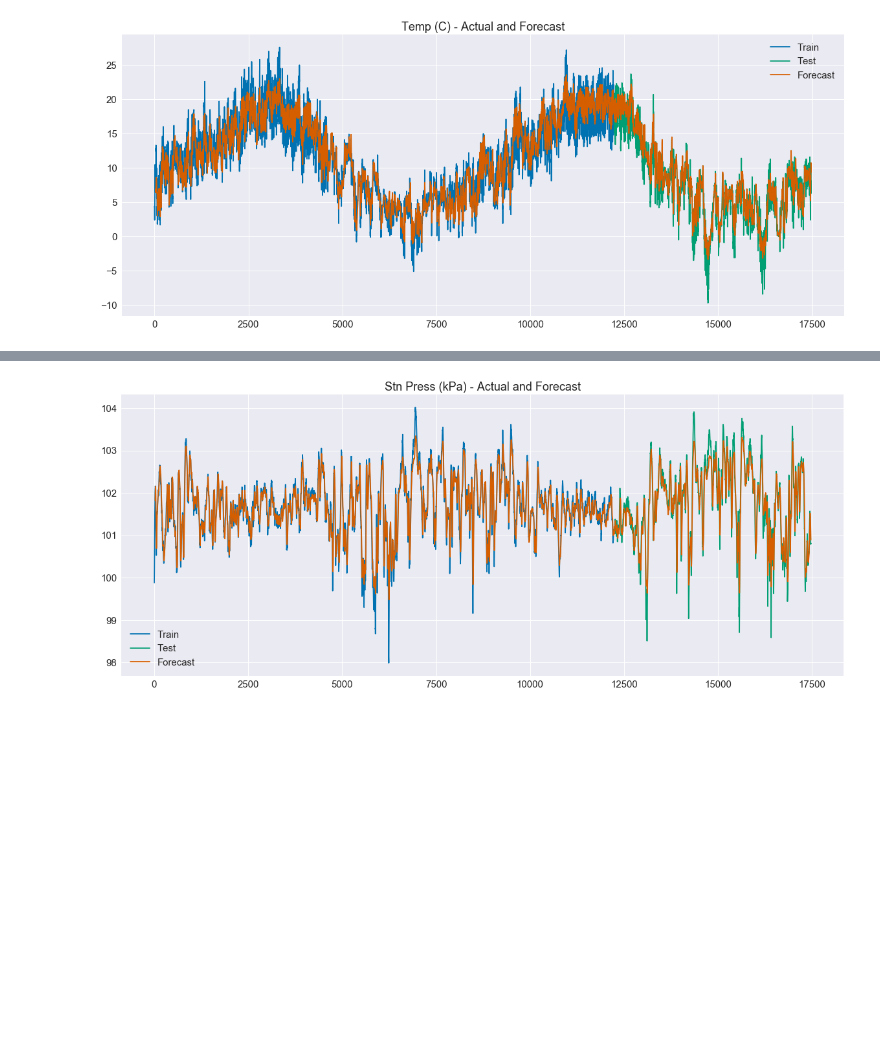
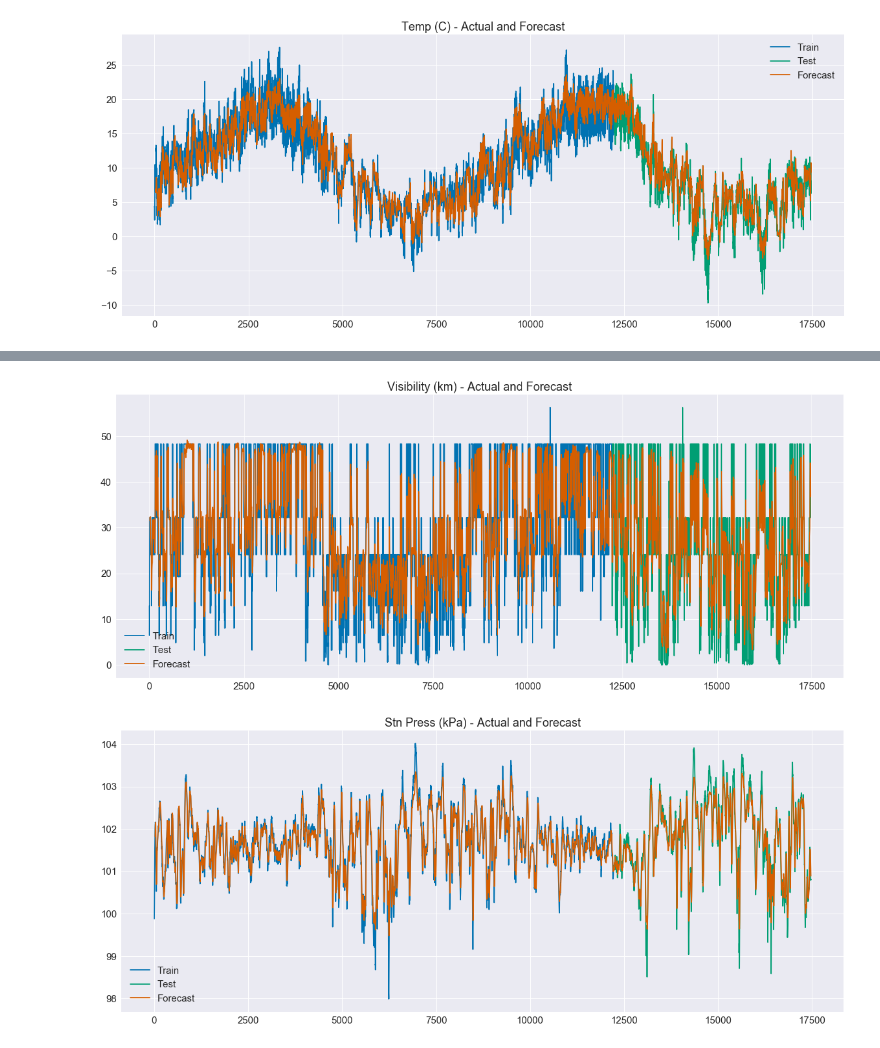
Before and after one commit to srom/ds, a Jupyter notebook: AMPds forecast.ipynb, the cells around one changed output, grey strips where cells are left out. Cells and saved outputs as stored; diff of their text form; code cells hidden in the pictures; blank space fills up the shorter version.

```diff
--- a/AMPds forecast.ipynb
+++ b/AMPds forecast.ipynb
@@ -81,3 +75,7 @@ plot_attribute(X_train_p, X_test_p, X_predictions, 'Temp (C)')
+# %%
+plot_attribute(X_train_p, X_test_p, X_predictions, 'Visibility (km)')
+# %% [output]
+[figure, added]
 # %%
 plot_attribute(X_train_p, X_test_p, X_predictions, 'Stn Press (kPa)')
 # %% [output]
```
Also changed, not shown: parts of 9 cells of this notebook, 1 other file.
